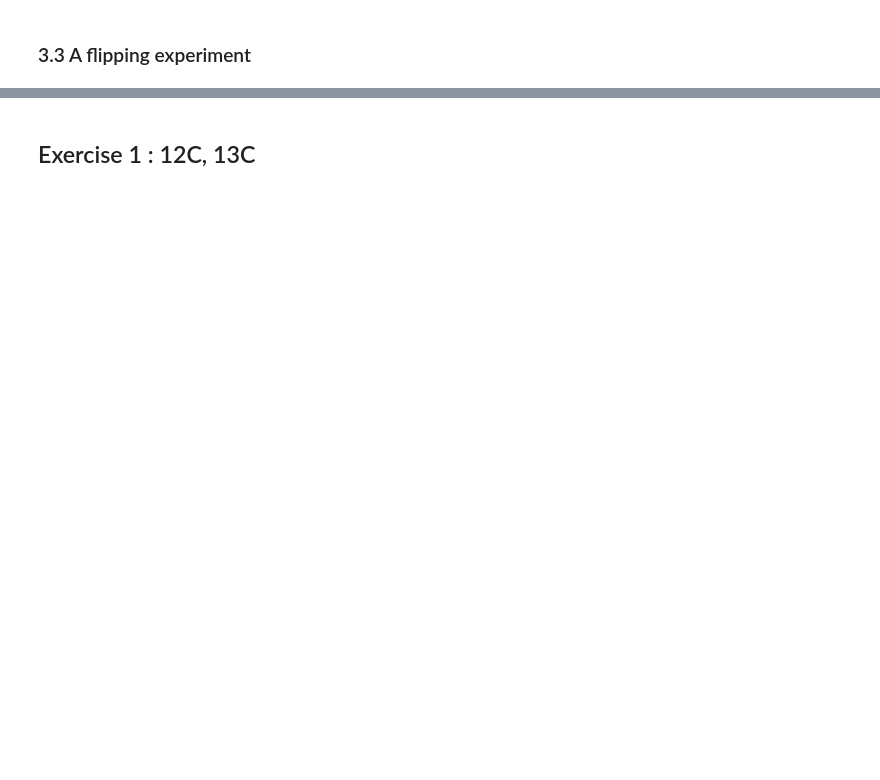
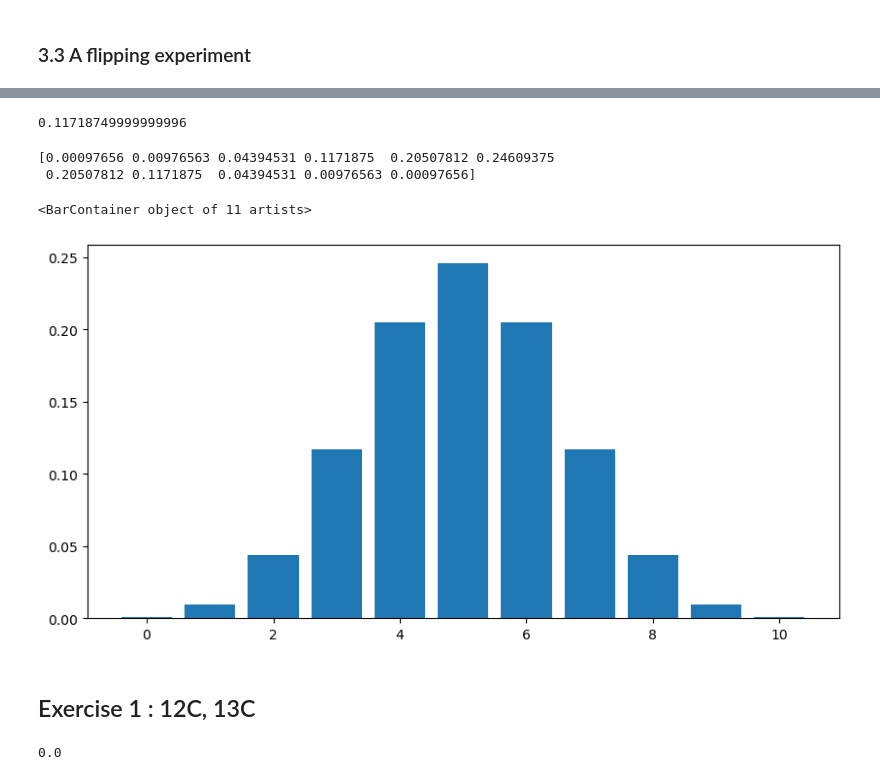
Before and after one commit to SPS-SP2273/learning-portfolio-CheeKoiJun, a Jupyter notebook: random numbers/random_numbers_(need).ipynb, the cells around one changed output, grey strips where cells are left out. Saved outputs shown, nothing was run; the diff lists cells and outputs as text; code cells hidden in the pictures; blank space fills up the shorter version.

Commit message:
Randomness of random

```diff
--- a/random numbers/random_numbers_(need).ipynb
+++ b/random numbers/random_numbers_(need).ipynb
@@ -202,7 +200,24 @@ ModuleNotFoundError: No module named 'SciPy'
+# %%
+x = binom.pmf(k=7, n=10, p=.5)
+print(x)
+# %% [output]
+0.11718749999999996
+# %%
+binomial_probabilities = binom.pmf(k=no_of_heads, n=10, p=.5)
+print(binomial_probabilities)
+plt.bar(no_of_heads, binomial_probabilities)
+# %% [output]
+[0.00097656 0.00976563 0.04394531 0.1171875  0.20507812 0.24609375
+ 0.20507812 0.1171875  0.04394531 0.00976563 0.00097656]
+<BarContainer object of 11 artists>
+[figure, added]
 # %% [markdown]
 ## Exercise 1 :  12C, 13C
 # %%
-
-
-
-# Your solution here
+def carbon(no_of_atoms = 1, probability = 0.9889):
+    results = np.random.rand(no_of_atoms)
+    no_of_atoms = np.sum(results > probability)
+    return no_of_atoms
+np.mean(carbon(27))
+# %% [output]
+0.0
```
Also changed, not shown: parts of 10 cells of this notebook.
